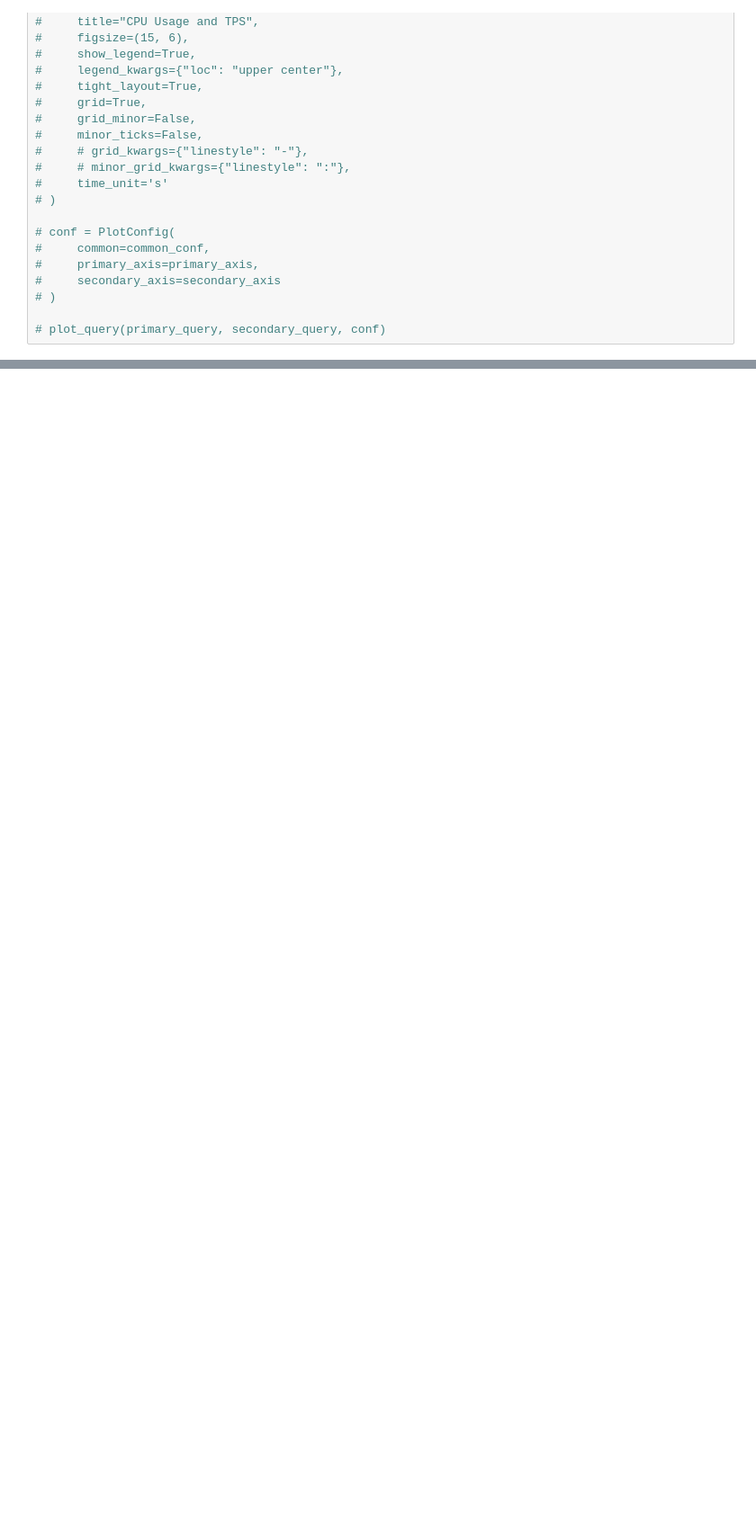
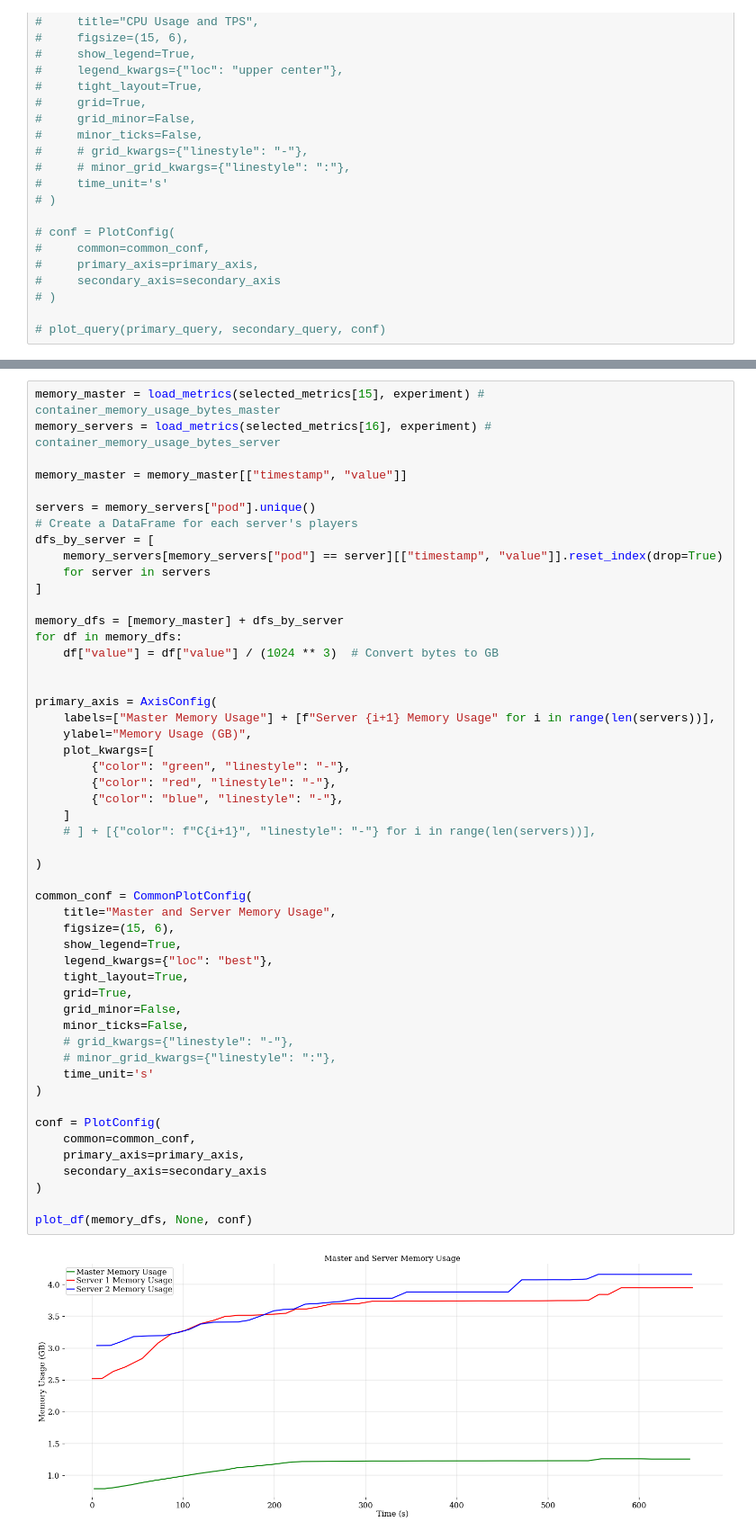
Before and after one commit to bystepii/metrics-extractor, a Jupyter notebook: plot.ipynb, the cells around one changed output, grey strips where cells are left out. Shown at 90% size. Drawn from its saved outputs; the diff is of its cells as text; blank space fills up the shorter version.

```diff
--- a/plot.ipynb
+++ b/plot.ipynb
@@ -510,0 +627,53 @@ _is_function_query("sum by(chunk_owner) (mc_player_location)")
+# %%
+memory_master = load_metrics(selected_metrics[15], experiment) # container_memory_usage_bytes_master
+memory_servers = load_metrics(selected_metrics[16], experiment) # container_memory_usage_bytes_server
+
+memory_master = memory_master[["timestamp", "value"]]
+
+servers = memory_servers["pod"].unique()
+# Create a DataFrame for each server's players
+dfs_by_server = [
+    memory_servers[memory_servers["pod"] == server][["timestamp", "value"]].reset_index(drop=True)
+    for server in servers
+]
+
+memory_dfs = [memory_master] + dfs_by_server
+for df in memory_dfs:
+    df["value"] = df["value"] / (1024 ** 3)  # Convert bytes to GB
+
+
+primary_axis = AxisConfig(
+    labels=["Master Memory Usage"] + [f"Server {i+1} Memory Usage" for i in range(len(servers))],
+    ylabel="Memory Usage (GB)",
+    plot_kwargs=[
+        {"color": "green", "linestyle": "-"},
+        {"color": "red", "linestyle": "-"},
+        {"color": "blue", "linestyle": "-"},
+    ]
+    # ] + [{"color": f"C{i+1}", "linestyle": "-"} for i in range(len(servers))],
+
+)
+
+common_conf = CommonPlotConfig(
+    title="Master and Server Memory Usage",
+    figsize=(15, 6),
+    show_legend=True,
+    legend_kwargs={"loc": "best"},
+    tight_layout=True,
+    grid=True,
+    grid_minor=False,
+    minor_ticks=False,
+    # grid_kwargs={"linestyle": "-"},
+    # minor_grid_kwargs={"linestyle": ":"},
+    time_unit='s'
+)
+
+conf = PlotConfig(
+    common=common_conf,
+    primary_axis=primary_axis,
+    secondary_axis=secondary_axis
+)
+
+plot_df(memory_dfs, None, conf)
+# %% [output]
+[figure, added]
```
Also changed, not shown: parts of 17 cells of this notebook.
